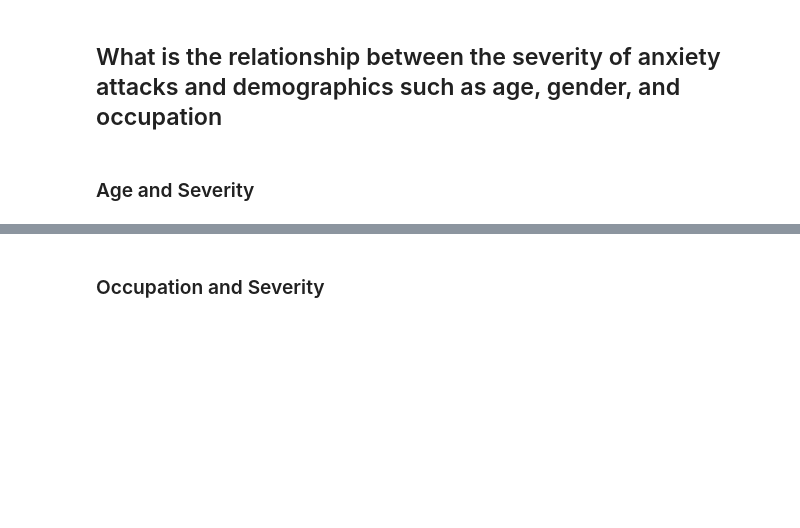
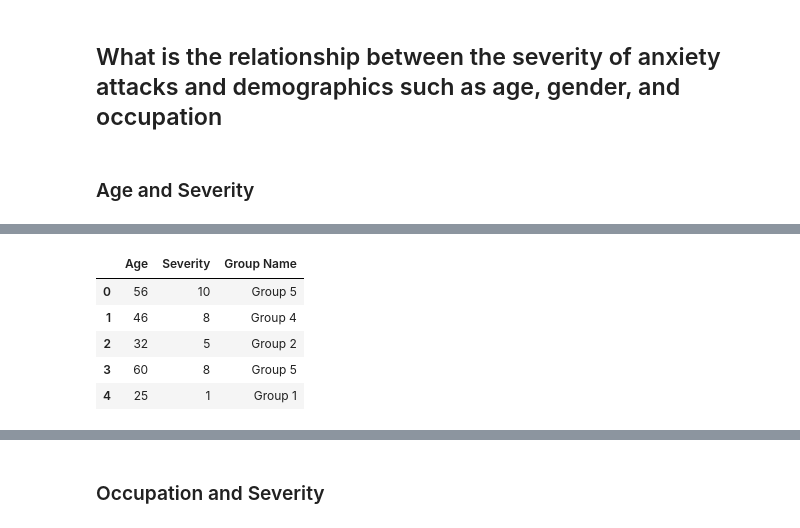
Before and after one commit to mopfun/2025-Project1-Group4, a Jupyter notebook: main.ipynb, the cells around one changed output, grey strips where cells are left out. Saved outputs shown, nothing was run; the diff lists cells and outputs as text; code cells hidden in the pictures; blank space fills up the shorter version.

```diff
--- a/main.ipynb
+++ b/main.ipynb
@@ -90,7 +195,14 @@ age_df
 # %%
 #sort by just age and severity level
-age_df = anxiety_df[['Age', 'Severity']]
+age_df = anxiety_df[['Age', 'Severity', 'Group Name']]
 age_df.head()
+# %% [output]
+|  | Age | Severity | Group Name |
+| 0 | 56 | 10 | Group 5 |
+| 1 | 46 | 8 | Group 4 |
+| 2 | 32 | 5 | Group 2 |
+| 3 | 60 | 8 | Group 5 |
+| 4 | 25 | 1 | Group 1 |
 # %%
 #age counts
 age_count_df = organized_anxiety_df.groupby(['Severity', 'Age']).size().unstack(fill_value=0)
```
Also changed, not shown: parts of 23 cells of this notebook, 6 other files.
